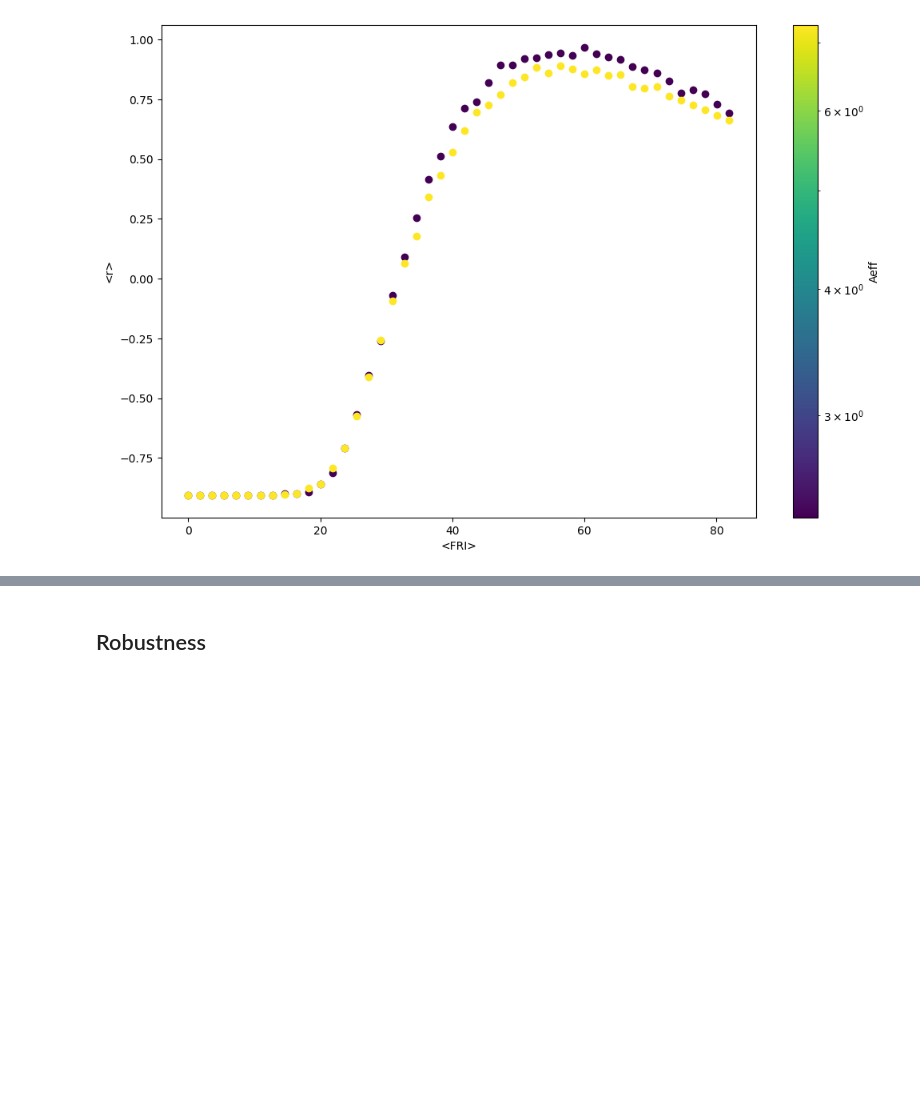
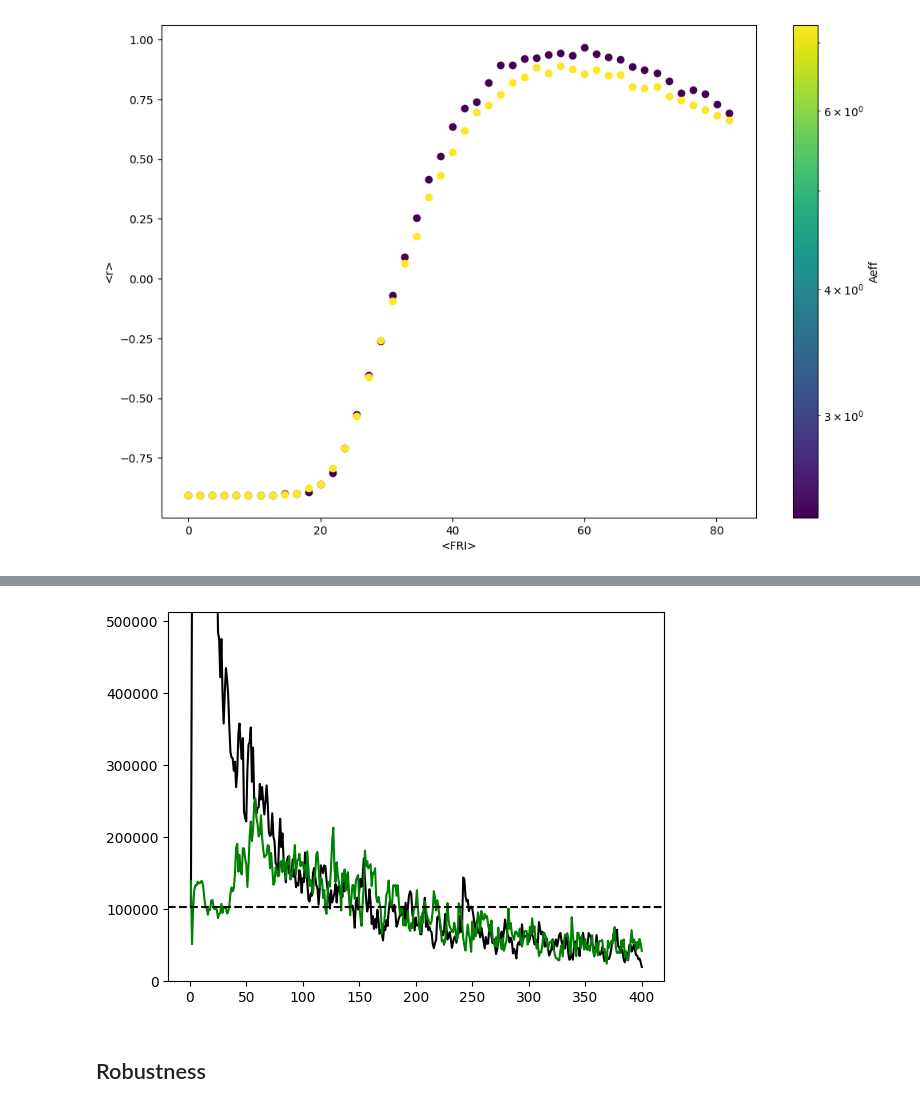
Before and after one commit to patricklawton/TecateCypress, a Jupyter notebook: sensitivity/viz.ipynb, the cells around one changed output, grey strips where cells are left out. Cells and saved outputs as stored; diff of their text form; code cells hidden in the pictures; blank space fills up the shorter version.

```diff
--- a/sensitivity/viz.ipynb
+++ b/sensitivity/viz.ipynb
@@ -371,3 +484,17 @@ plt.axhline(K_adult*Aeff, ls='--', c='k')
+# %%
+model.simulate(method="discrete", census_every=1, progress=True)
+N_tot_mean_disc = model.N_tot_vec.mean(axis=0)
+# %%
+t_vec = np.arange(1,len(N_tot_mean_nint)+1)
+plt.plot(t_vec, N_tot_mean_disc, c='k')
+plt.plot(t_vec, N_tot_mean_nint, c='g')
+# plt.scatter(t_vec, N_tot_mean_nint, c='g', s=1)
+plt.ylim(0,K_adult*Aeff*5)
+# plt.ylim(0,K_adult*Aeff*12)
+plt.axhline(K_adult*Aeff, ls='--', c='k')
+plt.show()
+# %% [output]
+[figure, added]
 # %% [markdown]
 ## Robustness
 # %%
```
Also changed, not shown: parts of 15 cells of this notebook, 5 other files.
